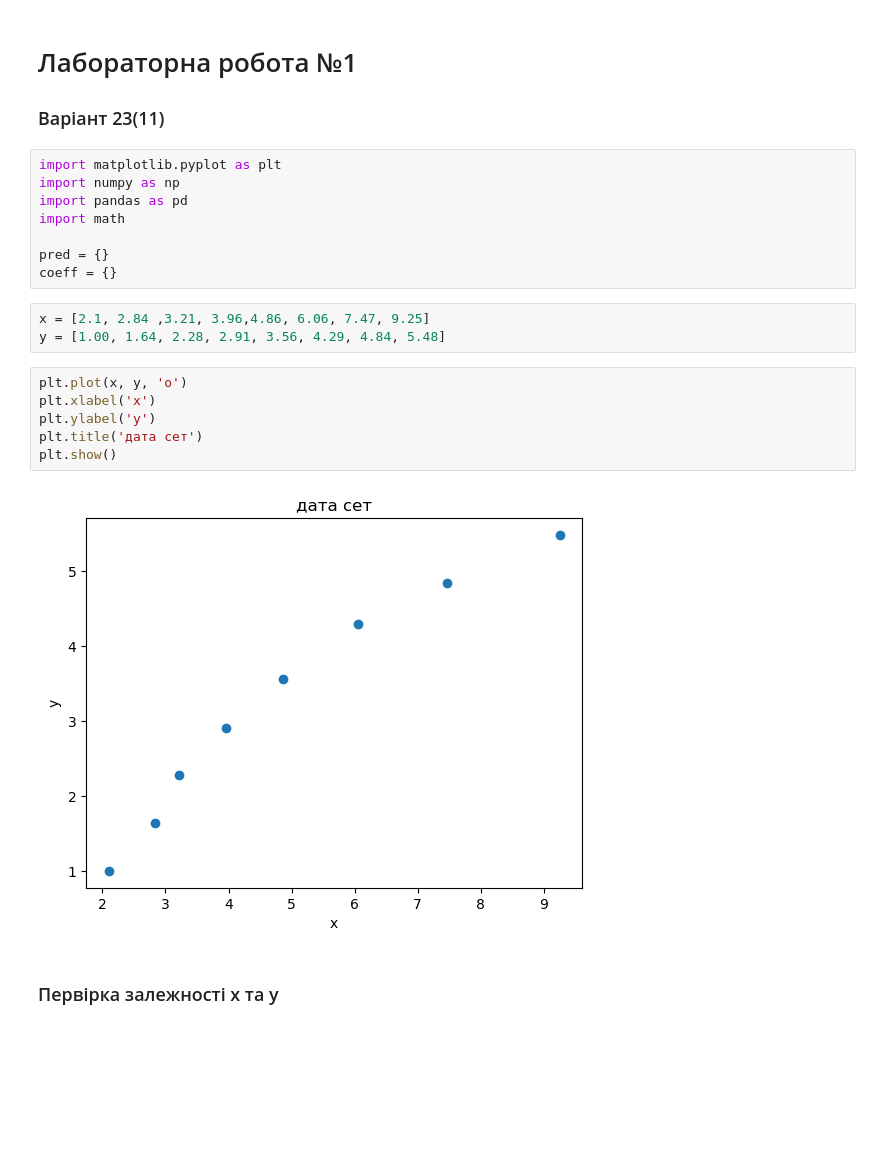
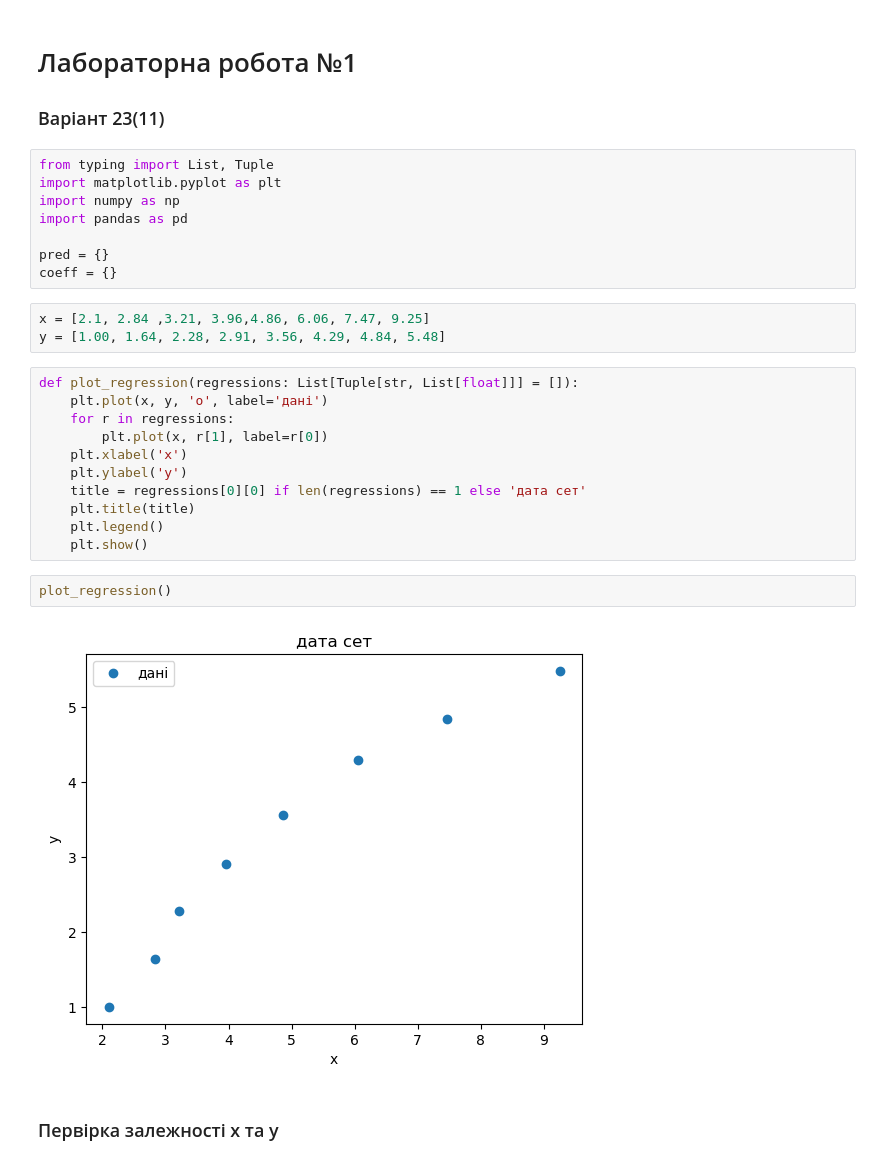
Before and after one commit to SylvaticGhost/AD, a Jupyter notebook: Lab1.ipynb, the cells around one changed output. Cells and saved outputs as stored; diff of their text form; blank space fills up the shorter version.

```diff
--- a/Lab1.ipynb
+++ b/Lab1.ipynb
@@ -2,24 +2,31 @@
 # Лабораторна робота №1
 ### Варіант 23(11)
 # %%
+from typing import List, Tuple
 import matplotlib.pyplot as plt
 import numpy as np
 import pandas as pd
-import math
 
 pred = {}
 coeff = {}
 # %%
 x = [2.1, 2.84 ,3.21, 3.96,4.86, 6.06, 7.47, 9.25]
 y = [1.00, 1.64, 2.28, 2.91, 3.56, 4.29, 4.84, 5.48]
+# %%
+def plot_regression(regressions: List[Tuple[str, List[float]]] = []):
+    plt.plot(x, y, 'o', label='дані')
+    for r in regressions:
+        plt.plot(x, r[1], label=r[0])
+    plt.xlabel('x')
+    plt.ylabel('y')
+    title = regressions[0][0] if len(regressions) == 1 else 'дата сет'
+    plt.title(title)
+    plt.legend()
+    plt.show()
 # %%
-plt.plot(x, y, 'o')
-plt.xlabel('x')
-plt.ylabel('y')
-plt.title('дата сет')
-plt.show()
+plot_regression()
 # %% [output]
-[figure, old version]
+[figure, new version]
 # %% [markdown]
 ### Первірка залежності х та у
 # %%
```
Also changed, not shown: parts of 19 cells of this notebook.
